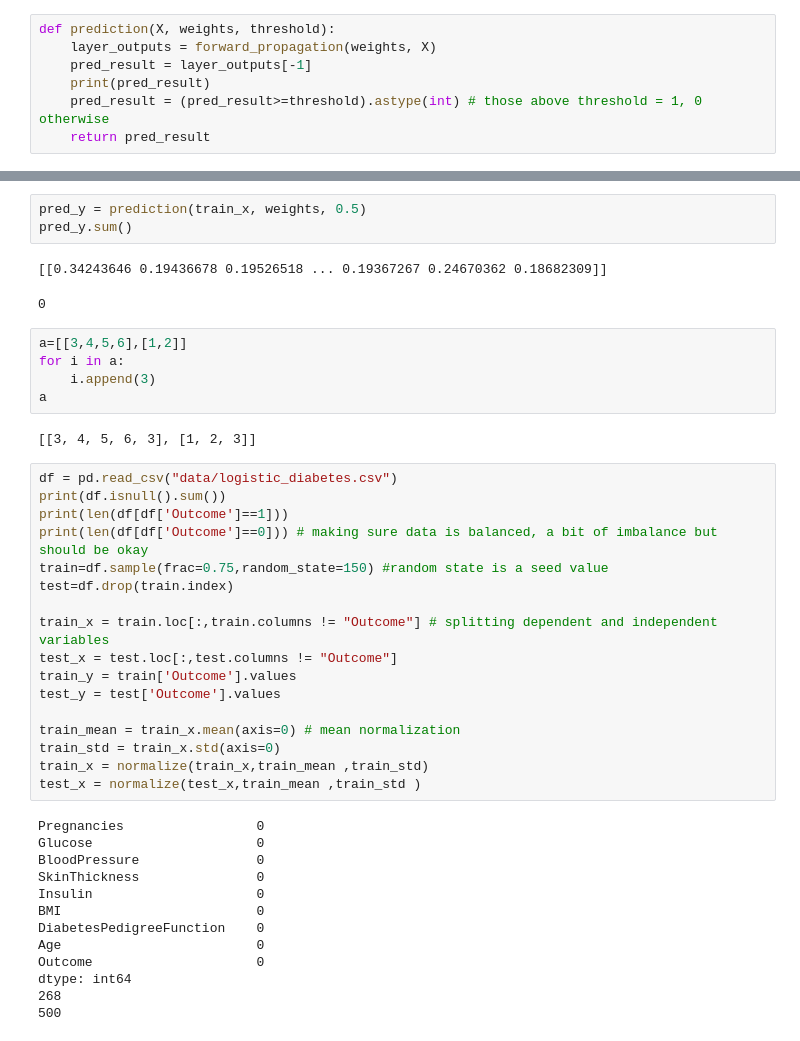
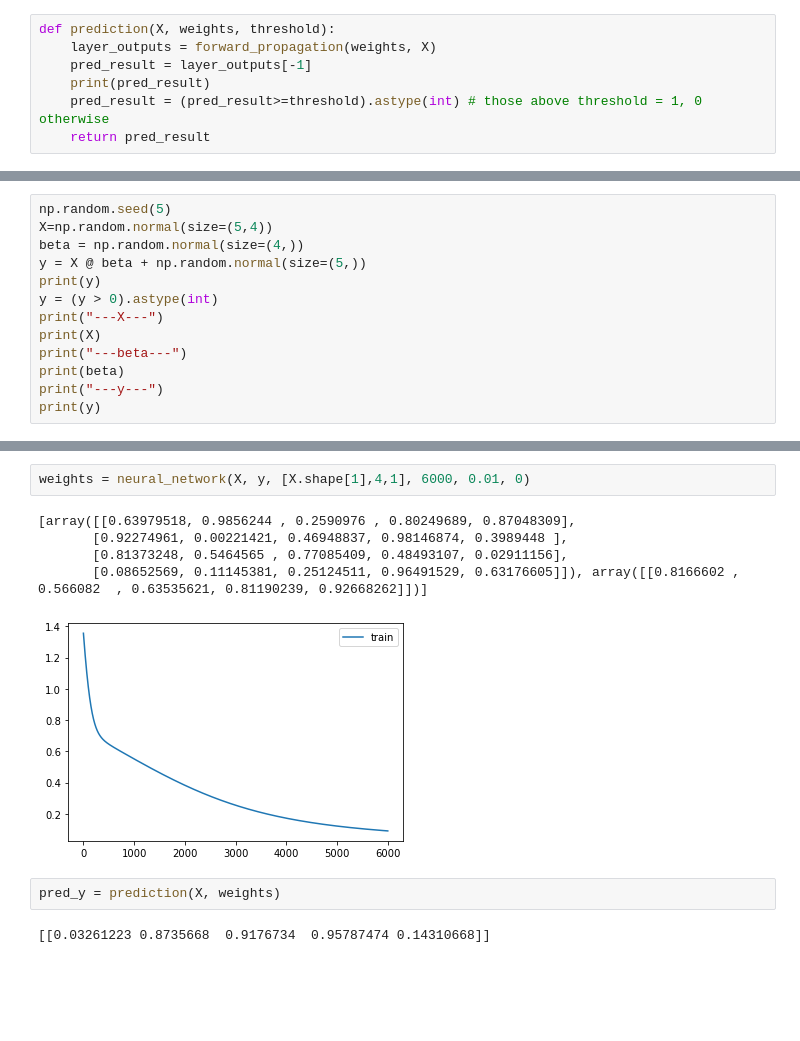
Before and after one commit to Davidyao99/machine-learning-basic, a Jupyter notebook: Neural Network.ipynb, the cells around one changed output, grey strips where cells are left out. Cells and saved outputs as stored; diff of their text form; blank space fills up the shorter version.

```diff
--- a/Neural Network.ipynb
+++ b/Neural Network.ipynb
@@ -183,0 +301,13 @@ gradient_checking(train_x, train_y.transpose(), [train_x.shape[1],2,2,1], 0.1)
+# %%
+np.random.seed(5)
+X=np.random.normal(size=(5,4))
+beta = np.random.normal(size=(4,))
+y = X @ beta + np.random.normal(size=(5,))
+print(y)
+y = (y > 0).astype(int)
+print("---X---")
+print(X)
+print("---beta---")
+print(beta)
+print("---y---")
+print(y)
@@ -184,43 +326,12 @@ gradient_checking(train_x, train_y.transpose(), [train_x.shape[1],2,2,1], 0.1)
+# %%
+weights = neural_network(X, y, [X.shape[1],4,1], 6000, 0.01, 0)
+# %% [output]
+[array([[0.63979518, 0.9856244 , 0.2590976 , 0.80249689, 0.87048309],
+       [0.92274961, 0.00221421, 0.46948837, 0.98146874, 0.3989448 ],
+       [0.81373248, 0.5464565 , 0.77085409, 0.48493107, 0.02911156],
+       [0.08652569, 0.11145381, 0.25124511, 0.96491529, 0.63176605]]), array([[0.8166602 , 0.566082  , 0.63535621, 0.81190239, 0.92668262]])]
+[figure, added]
 # %%
-pred_y = prediction(train_x, weights, 0.5)
-pred_y.sum()
+pred_y = prediction(X, weights)
 # %% [output]
-[[0.34243646 0.19436678 0.19526518 ... 0.19367267 0.24670362 0.18682309]]
+[[0.03261223 0.8735668  0.9176734  0.95787474 0.14310668]]
-0
-# %%
-a=[[3,4,5,6],[1,2]]
-for i in a:
-    i.append(3)
-a
-# %% [output]
-[[3, 4, 5, 6, 3], [1, 2, 3]]
-# %%
-df = pd.read_csv("data/logistic_diabetes.csv")
-print(df.isnull().sum())
-print(len(df[df['Outcome']==1]))
-print(len(df[df['Outcome']==0])) # making sure data is balanced, a bit of imbalance but should be okay
-train=df.sample(frac=0.75,random_state=150) #random state is a seed value
-test=df.drop(train.index)
-
-train_x = train.loc[:,train.columns != "Outcome"] # splitting dependent and independent variables
-test_x = test.loc[:,test.columns != "Outcome"]
-train_y = train['Outcome'].values
-test_y = test['Outcome'].values
-
-train_mean = train_x.mean(axis=0) # mean normalization
-train_std = train_x.std(axis=0)
-train_x = normalize(train_x,train_mean ,train_std)
-test_x = normalize(test_x,train_mean ,train_std )
-# %% [output]
-Pregnancies                 0
-Glucose                     0
-BloodPressure               0
-SkinThickness               0
-Insulin                     0
-BMI                         0
-DiabetesPedigreeFunction    0
-Age                         0
-Outcome                     0
-dtype: int64
-268
-500
```
Also changed, not shown: parts of 13 cells of this notebook.
